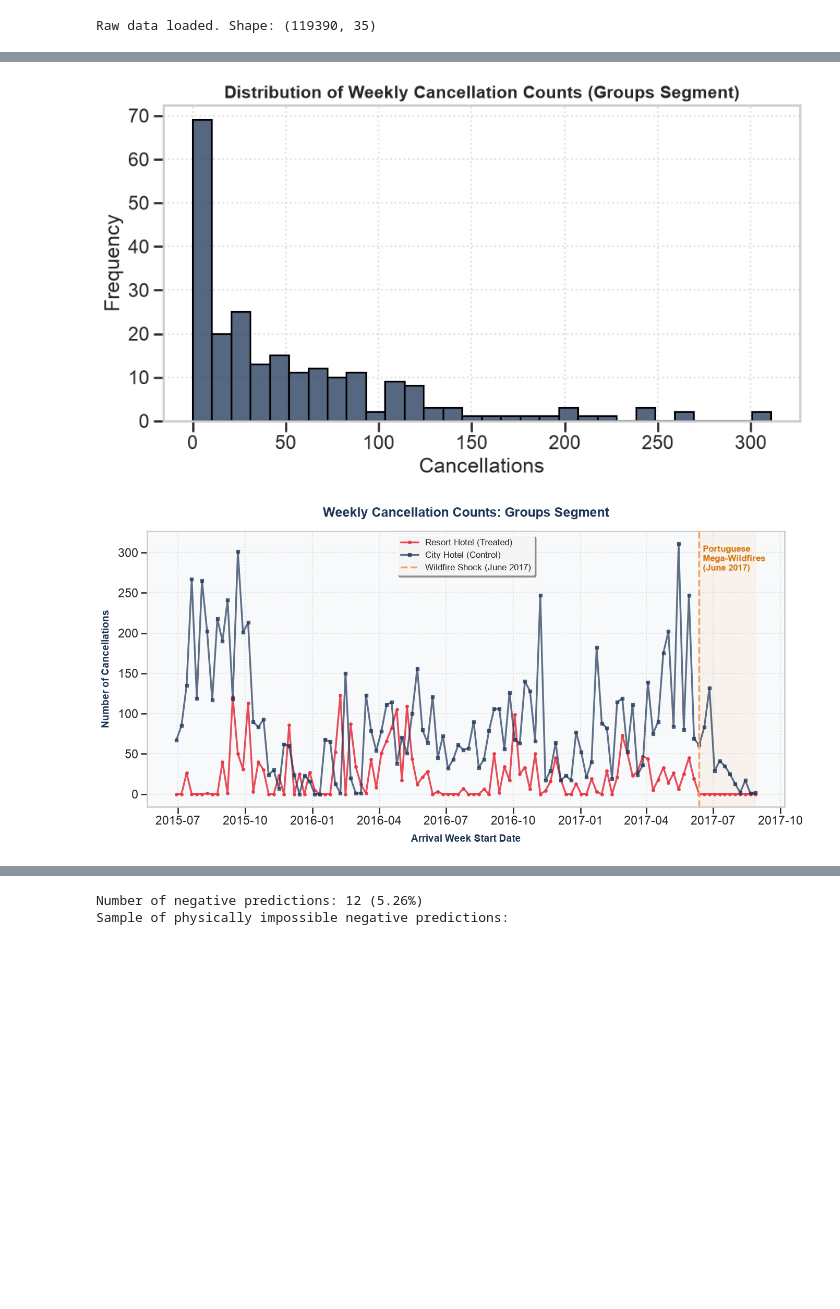
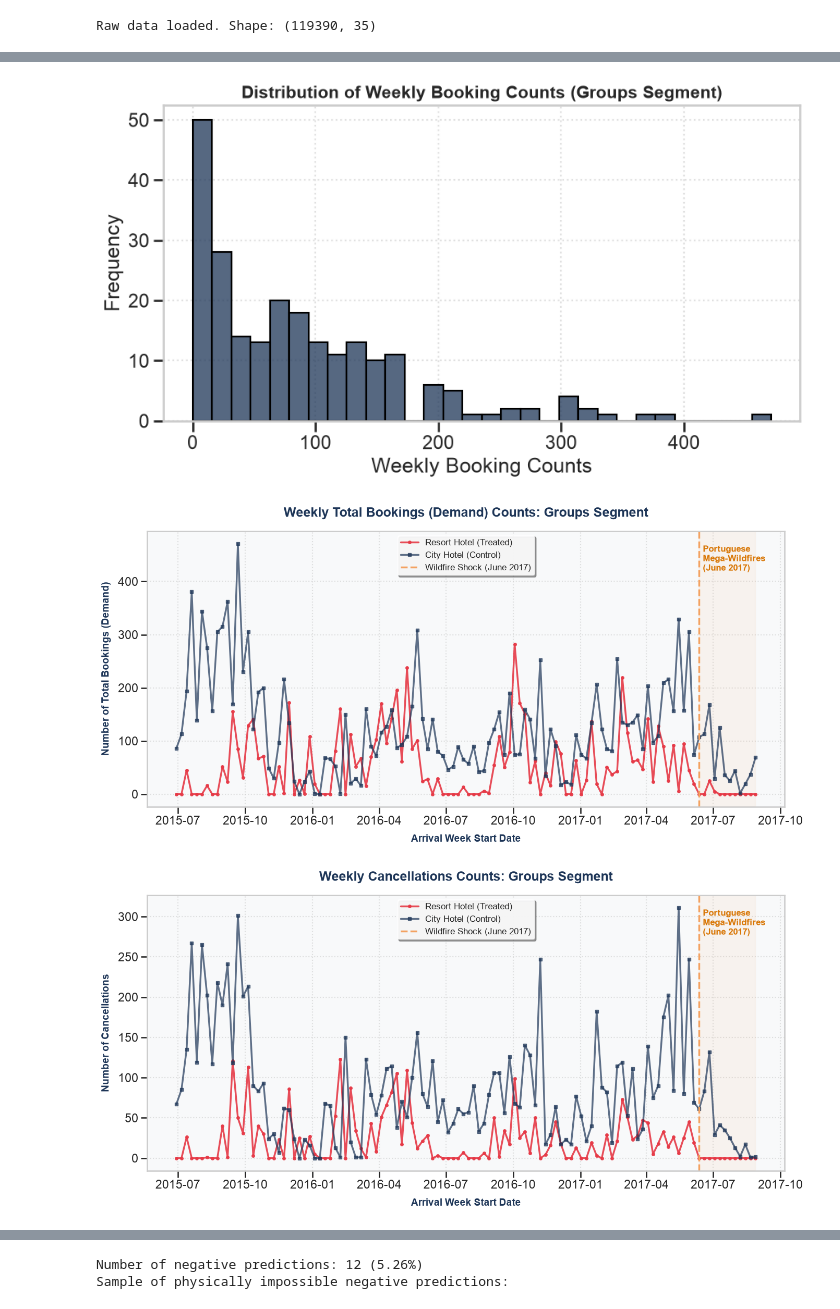
Before and after one commit to sam-tritto/hotel-cancellations-and-mega-wildfires, a Jupyter notebook: poisson_did_tutorial.ipynb, the cells around one changed output, grey strips where cells are left out. Saved outputs shown, nothing was run; the diff lists cells and outputs as text; code cells hidden in the pictures; blank space fills up the shorter version.

Commit message:
refactor: pivot tutorial from cancellation analysis to booking demand modeling and include new forest plot utility

```diff
--- a/poisson_did_tutorial.ipynb
+++ b/poisson_did_tutorial.ipynb
@@ -84,22 +90,27 @@ Let's visualize the distribution of our target variable (`cancellations`) to see
 # %%
 import matplotlib.pyplot as plt
 import seaborn as sns
 
-# Plot histogram of cancellations
+# Plot histogram of total bookings (demand)
 plt.figure(figsize=(10, 5))
-sns.histplot(panel_simple['cancellations'], bins=30, kde=False, color='#1D3557')
-plt.title('Distribution of Weekly Cancellation Counts (Groups Segment)', fontsize=15, fontweight='bold')
-plt.xlabel('Cancellations')
+sns.histplot(panel_simple['total_bookings'], bins=30, kde=False, color='#1D3557')
+plt.title('Distribution of Weekly Booking Counts (Groups Segment)', fontsize=15, fontweight='bold')
+plt.xlabel('Weekly Booking Counts')
 plt.ylabel('Frequency')
 plt.grid(True, linestyle=':', alpha=0.6)
 plt.show()
 
+# Plot booking (demand) trends over time using our custom utility
+fig_demand = plot_cancellation_trends(panel_simple, segment_name='Groups', outcome_var='total_bookings')
+plt.show()
+
 # Plot cancellation trends over time using our custom utility
-fig = plot_cancellation_trends(panel_simple, segment_name='Groups')
+fig_cancel = plot_cancellation_trends(panel_simple, segment_name='Groups', outcome_var='cancellations')
 plt.show()
 # %% [output]
-[figure, old version]
+[figure, new version]
-[figure, old version]
+[figure, new version]
+[figure, added]
 # %% [markdown]
 ### 4. The Failures of Linear OLS
 
```
Also changed, not shown: parts of 19 cells of this notebook, 2 other files.
